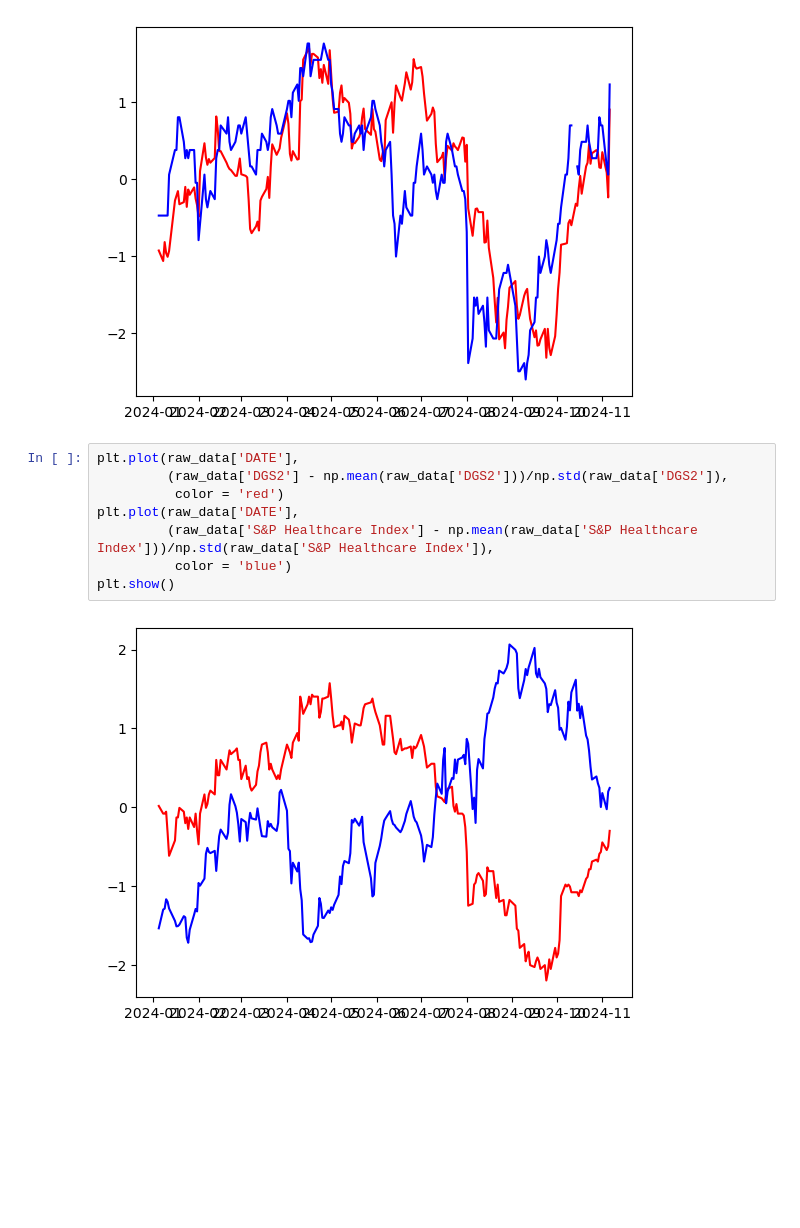
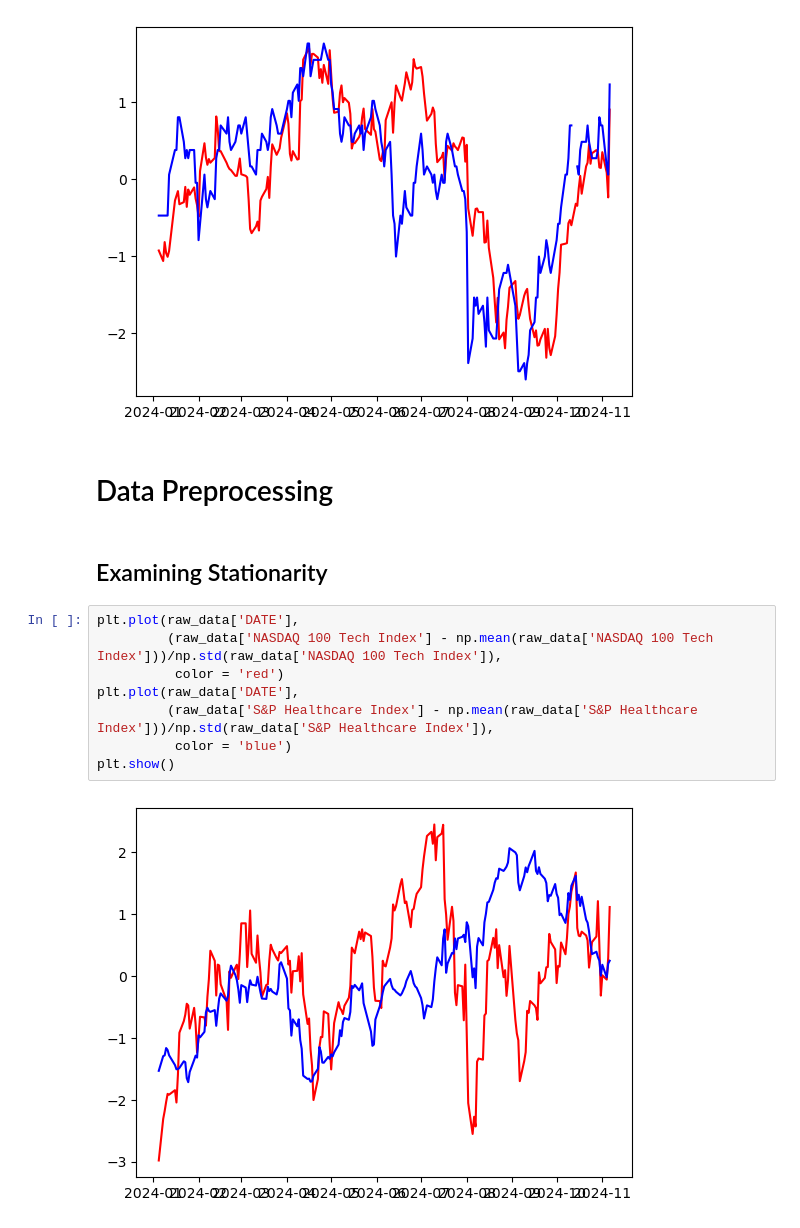
Before and after one commit to dg3358/ACTU-5842-Project, a Jupyter notebook: project_code.ipynb, the cells around one changed output. Cells and saved outputs as stored; diff of their text form; blank space fills up the shorter version.

```diff
--- a/project_code.ipynb
+++ b/project_code.ipynb
@@ -112,13 +114,17 @@ plt.plot(raw_data['DATE'], (raw_data['BEIR'] - np.mean(raw_data['BEIR']))/np.std
 plt.show()
 # %% [output]
 [figure]
+# %% [markdown]
+# Data Preprocessing
+# %% [markdown]
+## Examining Stationarity
 # %%
 plt.plot(raw_data['DATE'],
-         (raw_data['DGS2'] - np.mean(raw_data['DGS2']))/np.std(raw_data['DGS2']),
+         (raw_data['NASDAQ 100 Tech Index'] - np.mean(raw_data['NASDAQ 100 Tech Index']))/np.std(raw_data['NASDAQ 100 Tech Index']),
           color = 'red')
 plt.plot(raw_data['DATE'],
          (raw_data['S&P Healthcare Index'] - np.mean(raw_data['S&P Healthcare Index']))/np.std(raw_data['S&P Healthcare Index']),
           color = 'blue')
 plt.show()
 # %% [output]
-[figure, old version]
+[figure, new version]
```
Also changed, not shown: parts of 10 cells of this notebook.
